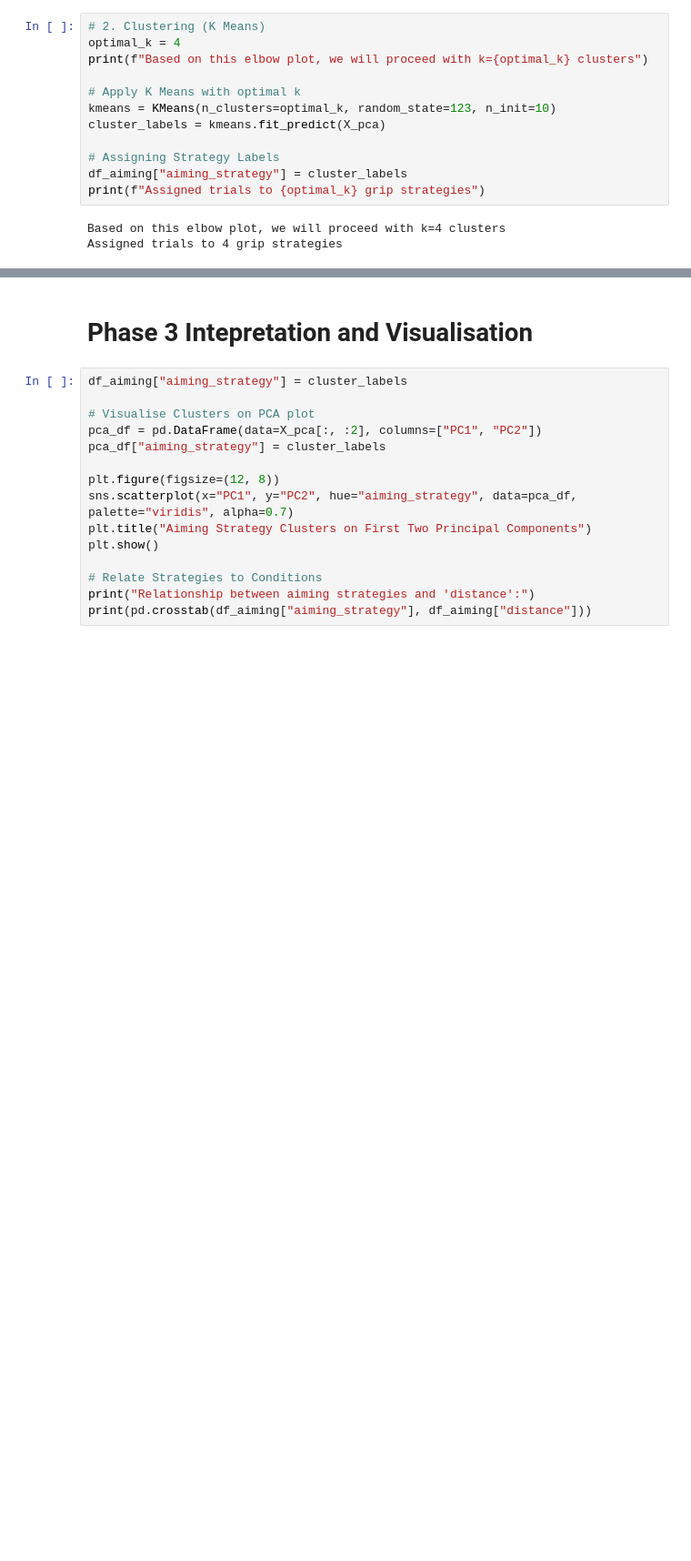
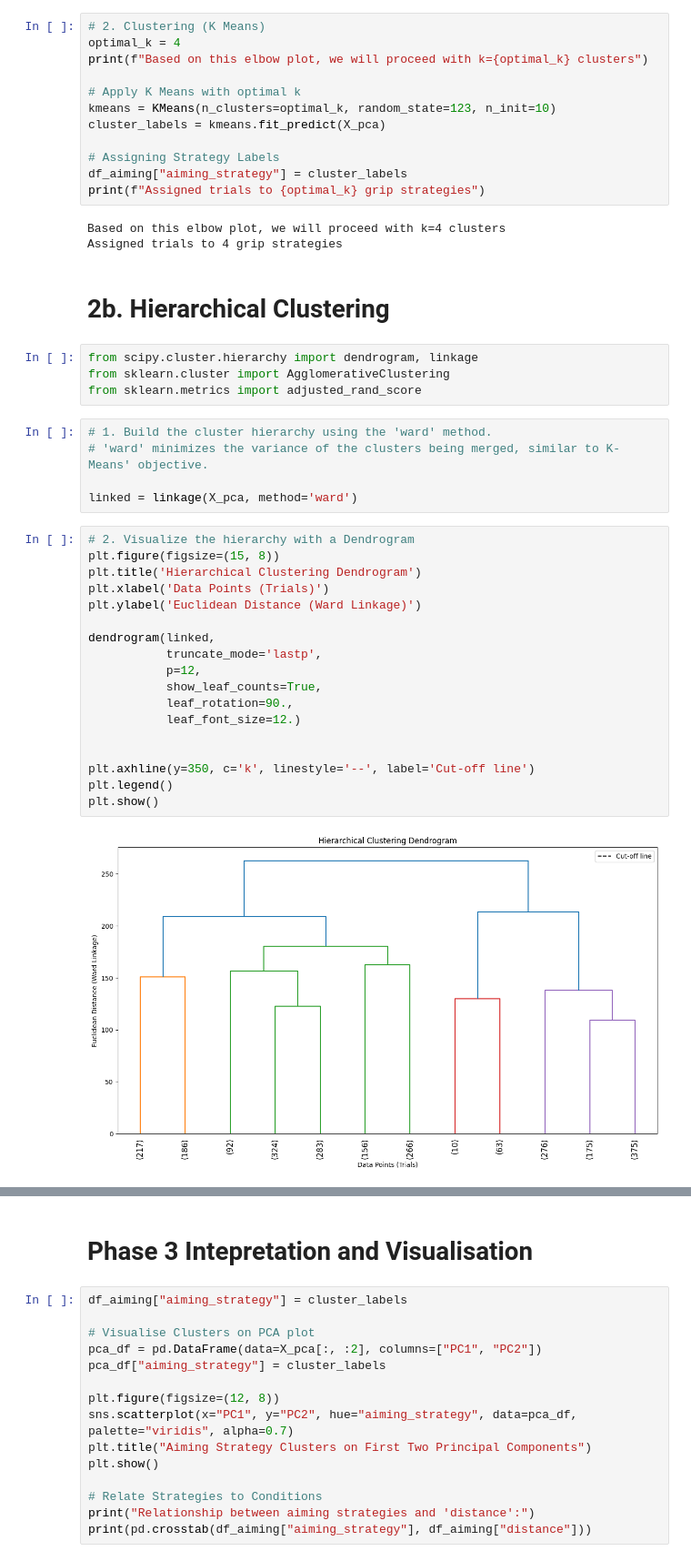
Before and after one commit to BhargavKumarNath/Classifying-Grip-Strategies-Using-Machine-Learning-, a Jupyter notebook: notebooks/02_ml_model_aiming.ipynb, the cells around one changed output, grey strips where cells are left out. Shown at 91% size. Cells and saved outputs as stored; diff of their text form; blank space fills up the shorter version.

Commit message:
new cluster

```diff
--- a/notebooks/02_ml_model_aiming.ipynb
+++ b/notebooks/02_ml_model_aiming.ipynb
@@ -105,3 +105,34 @@ print(f"Assigned trials to {optimal_k} grip strategies")
 # %% [output]
 Based on this elbow plot, we will proceed with k=4 clusters
 Assigned trials to 4 grip strategies
+# %% [markdown]
+# 2b. Hierarchical Clustering
+# %%
+from scipy.cluster.hierarchy import dendrogram, linkage
+from sklearn.cluster import AgglomerativeClustering
+from sklearn.metrics import adjusted_rand_score
+# %%
+# 1. Build the cluster hierarchy using the 'ward' method.
+# 'ward' minimizes the variance of the clusters being merged, similar to K-Means' objective.
+
+linked = linkage(X_pca, method='ward')
+# %%
+# 2. Visualize the hierarchy with a Dendrogram
+plt.figure(figsize=(15, 8))
+plt.title('Hierarchical Clustering Dendrogram')
+plt.xlabel('Data Points (Trials)')
+plt.ylabel('Euclidean Distance (Ward Linkage)')
+
+dendrogram(linked,
+           truncate_mode='lastp',
+           p=12,
+           show_leaf_counts=True,
+           leaf_rotation=90.,
+           leaf_font_size=12.)
+
+
+plt.axhline(y=350, c='k', linestyle='--', label='Cut-off line')
+plt.legend()
+plt.show()
+# %% [output]
+[figure, added]
```
Also changed, not shown: parts of 5 cells of this notebook, 2 other files.
